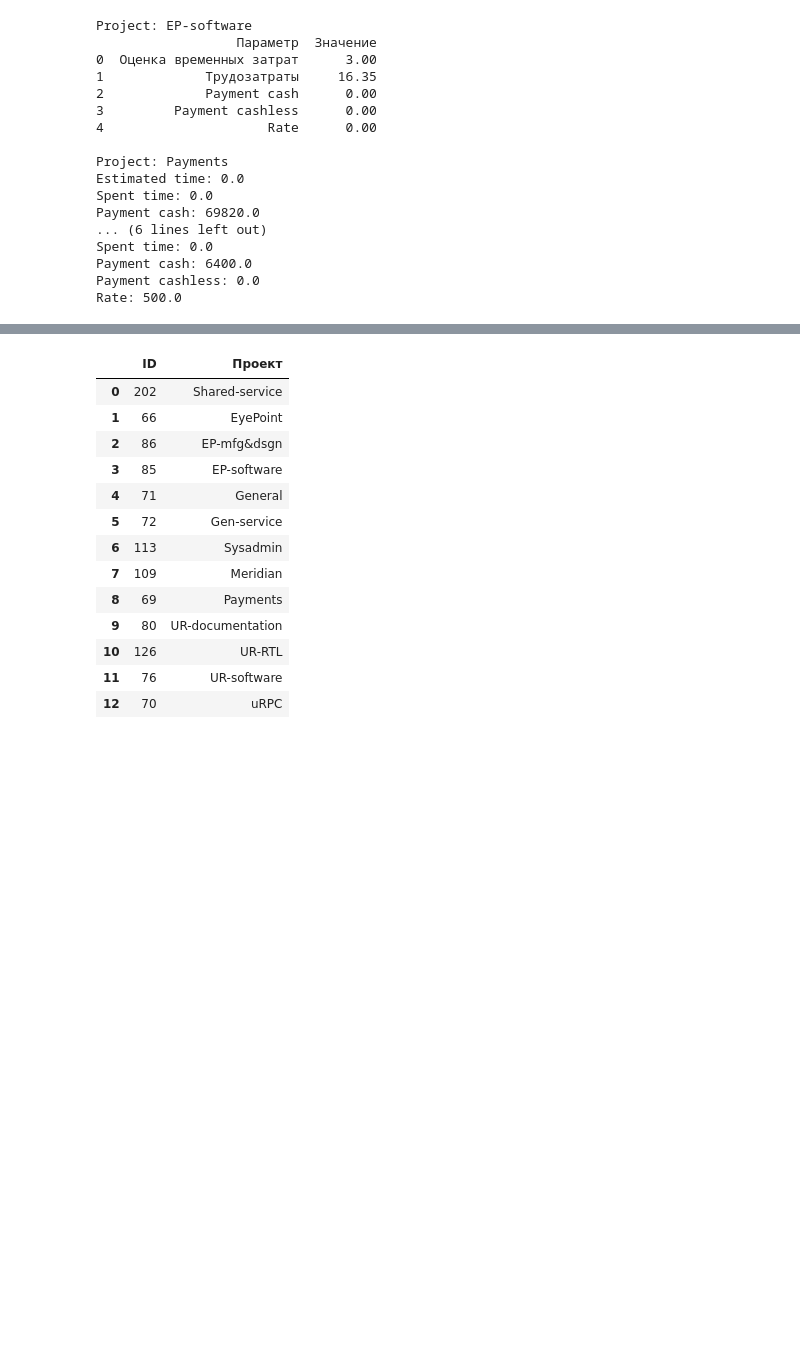
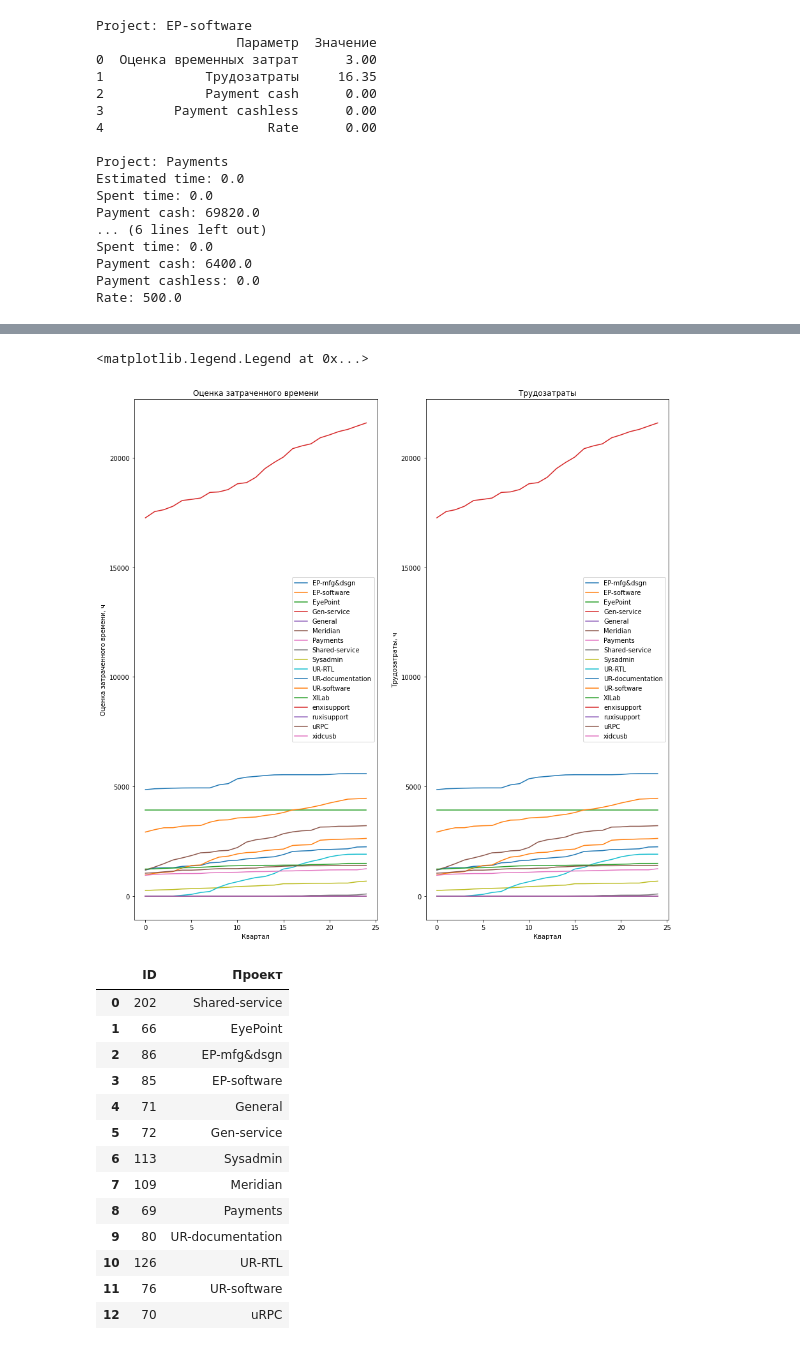
Before and after one commit to timerke/Redmine_statistics, a Jupyter notebook: jupyter_example.ipynb, the cells around one changed output, grey strips where cells are left out. Cells and saved outputs as stored; diff of their text form; code cells hidden in the pictures; blank space fills up the shorter version.

```diff
--- a/jupyter_example.ipynb
+++ b/jupyter_example.ipynb
@@ -154,3 +213,28 @@ pd.DataFrame(table, columns=("Проект", "Оценка временных з
+# %%
+# Постоение графика с линиями
+# Сначала готовим данные
+project_names = sorted(list(result.keys()))
+estimated_times = []
+spent_times = []
+for project_name in project_names:
+    estimated_times.append([item["estimated_time"] for item in result[project_name]])
+    spent_times.append([item["estimated_time"] for item in result[project_name]])
+# Потом рисуем
+fig, (ax1, ax2) = plt.subplots(1, 2, figsize=(15, 15))
+for index, project in enumerate(project_names):
+    ax1.plot(estimated_times[index], label=project)
+    ax2.plot(spent_times[index], label=project)
+ax1.set_title("Оценка затраченного времени")
+ax1.set_xlabel("Квартал")
+ax1.set_ylabel("Оценка затраченного времени, ч")
+ax1.legend()
+ax2.set_title("Трудозатраты")
+ax2.set_xlabel("Квартал")
+ax2.set_ylabel("Трудозатраты, ч")
+ax2.legend()
+# %% [output]
+<matplotlib.legend.Legend at 0x...>
+[figure, added]
 # %%
 # Получаем ID и названия всех проектов в ximc
 projects = ximc_user.get_projects()
```
Also changed, not shown: parts of 5 cells of this notebook.
